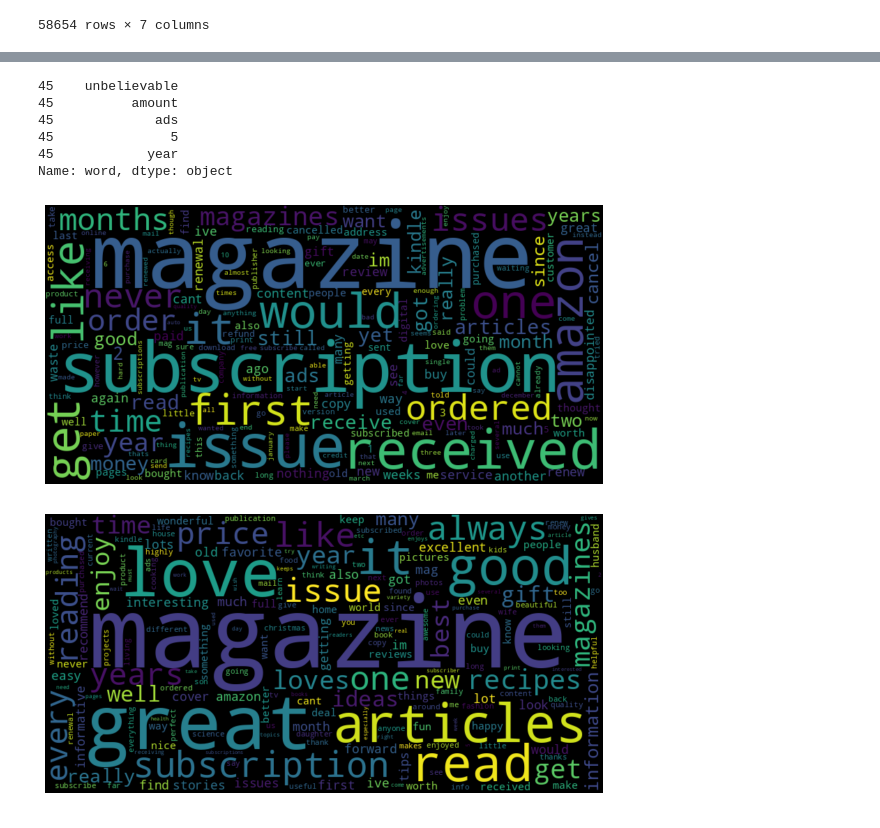
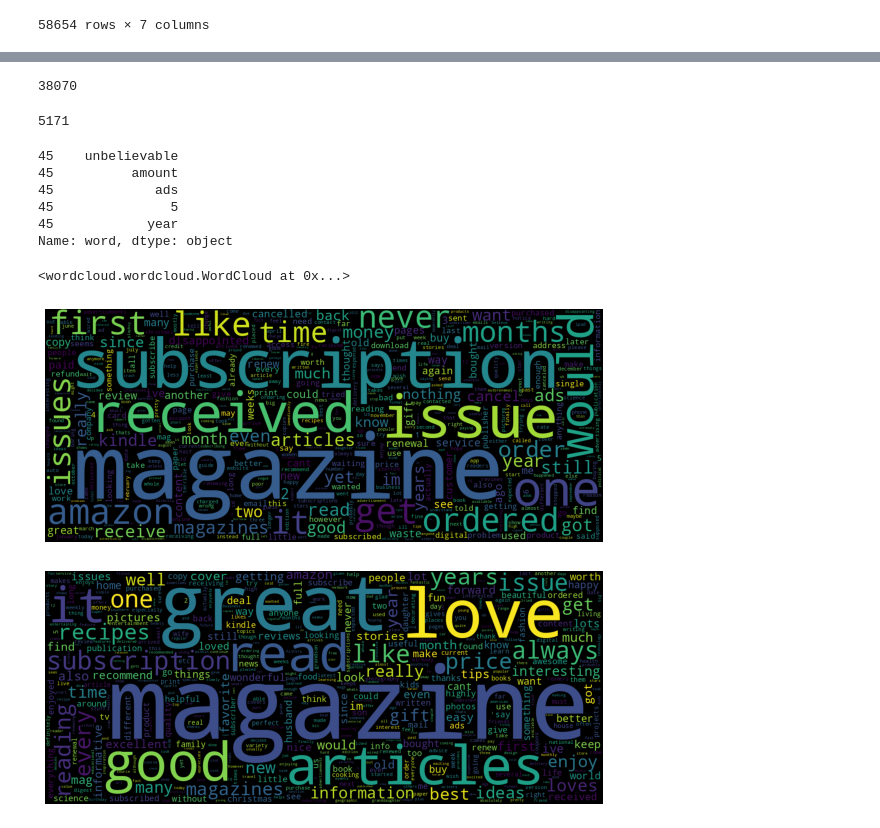
Before and after one commit to AndreasPB/aa-final-project-stuff, a Jupyter notebook: wordcloud.ipynb, the cells around one changed output, grey strips where cells are left out. Saved outputs shown, nothing was run; the diff lists cells and outputs as text; code cells hidden in the pictures.

Commit message:
Export images

```diff
--- a/wordcloud.ipynb
+++ b/wordcloud.ipynb
@@ -58,3 +26,11 @@ one_star_reviews
+# %%
+len(five_star_reviews)
+# %% [output]
+38070
+# %%
+len(one_star_reviews)
+# %% [output]
+5171
 # %%
 one_star_words = one_star_reviews.assign(word = one_star_reviews["reviewText"].str.split()).explode("word")["word"]
 five_star_words = five_star_reviews.assign(word = five_star_reviews["reviewText"].str.split()).explode("word")["word"]
@@ -70,19 +46,23 @@ Name: word, dtype: object
 counted_one_star: dict[str, int] = (one_star_words.value_counts()).head(1000).to_dict()
 counted_five_star: dict[str, int] = (five_star_words.value_counts()).head(1000).to_dict()
 # %%
-wc_one_star = WordCloud(width=800, height=400, max_words=200).generate_from_frequencies(counted_one_star)
-wc_five_star = WordCloud(width=800, height=400, max_words=200).generate_from_frequencies(counted_five_star)
+wc_one_star = WordCloud(width=1200, height=500, max_words=500).generate_from_frequencies(counted_one_star)
+wc_one_star.to_file("one_star_wordcloud.png")
+wc_five_star = WordCloud(width=1200, height=500, max_words=500).generate_from_frequencies(counted_five_star)
+wc_five_star.to_file("five_star_wordcloud.png")
+# %% [output]
+<wordcloud.wordcloud.WordCloud at 0x...>
 # %%
 plt.figure(figsize=(10, 10))
-plt.imshow(wc_one_star, interpolation='bilinear')
+plt.imshow(wc_one_star)
 plt.axis('off')
 plt.show()
 # %% [output]
-[figure, old version]
+[figure, new version]
 # %%
 plt.figure(figsize=(10, 10))
-plt.imshow(wc_five_star, interpolation='bilinear')
+plt.imshow(wc_five_star)
 plt.axis('off')
 plt.show()
 # %% [output]
-[figure, old version]
+[figure, new version]
```
Also changed, not shown: parts of 2 cells of this notebook, 3 other files.
